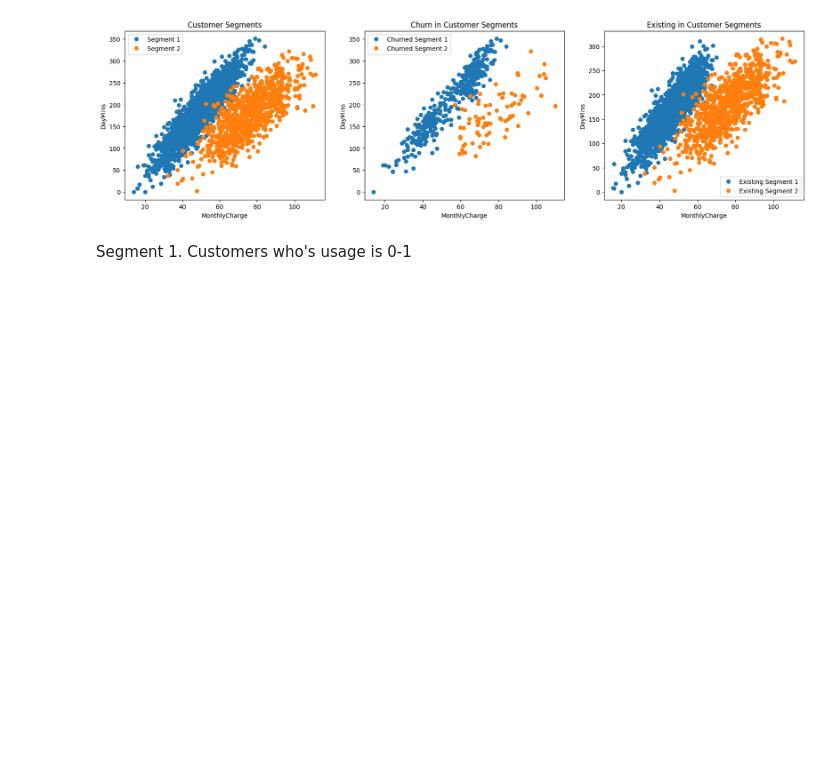
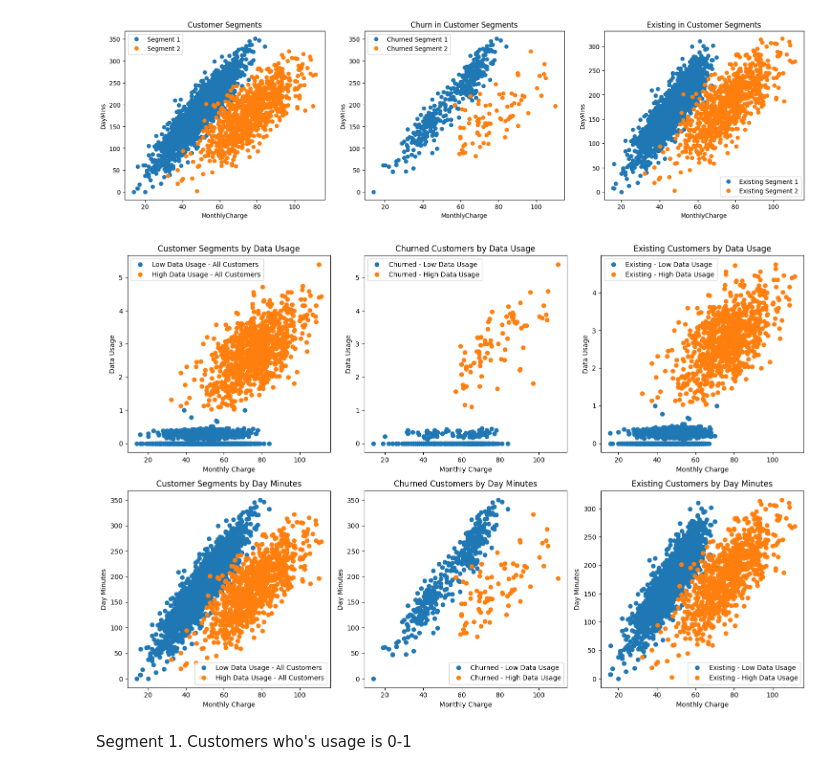
Before and after one commit to afnanzayed/Customer-Churn, a Jupyter notebook: notebooks/Customer Churn.ipynb, the cells around one changed output. Drawn from its saved outputs; the diff is of its cells as text; code cells hidden in the pictures; blank space fills up the shorter version.

```diff
--- a/notebooks/Customer Churn.ipynb
+++ b/notebooks/Customer Churn.ipynb
@@ -355,6 +355,63 @@ plt.ylabel("DayMins")
 plt.legend();
 # %% [output]
 [figure]
+# %%
+plt.figure(figsize=(15, 10))
+
+# First row: DataUsage vs. MonthlyCharge for different segments
+plt.subplot(231)
+plt.plot(seg1['MonthlyCharge'], seg1['DataUsage'], 'o', label='Low Data Usage - All Customers')
+plt.plot(seg2['MonthlyCharge'], seg2['DataUsage'], 'o', label='High Data Usage - All Customers')
+plt.title('Customer Segments by Data Usage')
+plt.xlabel('Monthly Charge')
+plt.ylabel('Data Usage')
+plt.legend()
+
+plt.subplot(232)
+plt.plot(seg11['MonthlyCharge'], seg11['DataUsage'], 'o', label='Churned - Low Data Usage')
+plt.plot(seg21['MonthlyCharge'], seg21['DataUsage'], 'o', label='Churned - High Data Usage')
+plt.title('Churned Customers by Data Usage')
+plt.xlabel('Monthly Charge')
+plt.ylabel('Data Usage')
+plt.legend()
+
+plt.subplot(233)
+plt.plot(seg10['MonthlyCharge'], seg10['DataUsage'], 'o', label='Existing - Low Data Usage')
+plt.plot(seg20['MonthlyCharge'], seg20['DataUsage'], 'o', label='Existing - High Data Usage')
+plt.title('Existing Customers by Data Usage')
+plt.xlabel('Monthly Charge')
+plt.ylabel('Data Usage')
+plt.legend()
+
+# Second row: DayMins vs. MonthlyCharge for different segments
+plt.subplot(234)
+plt.plot(seg1['MonthlyCharge'], seg1['DayMins'], 'o', label='Low Data Usage - All Customers')
+plt.plot(seg2['MonthlyCharge'], seg2['DayMins'], 'o', label='High Data Usage - All Customers')
+plt.title('Customer Segments by Day Minutes')
+plt.xlabel('Monthly Charge')
+plt.ylabel('Day Minutes')
+plt.legend()
+
+plt.subplot(235)
+plt.plot(seg11['MonthlyCharge'], seg11['DayMins'], 'o', label='Churned - Low Data Usage')
+plt.plot(seg21['MonthlyCharge'], seg21['DayMins'], 'o', label='Churned - High Data Usage')
+plt.title('Churned Customers by Day Minutes')
+plt.xlabel('Monthly Charge')
+plt.ylabel('Day Minutes')
+plt.legend()
+
+plt.subplot(236)
+plt.plot(seg10['MonthlyCharge'], seg10['DayMins'], 'o', label='Existing - Low Data Usage')
+plt.plot(seg20['MonthlyCharge'], seg20['DayMins'], 'o', label='Existing - High Data Usage')
+plt.title('Existing Customers by Day Minutes')
+plt.xlabel('Monthly Charge')
+plt.ylabel('Day Minutes')
+plt.legend()
+
+plt.tight_layout()
+plt.show()
+# %% [output]
+[figure, added]
 # %% [markdown]
 Segment 1. Customers who's usage is 0-1
 # %%
```
Also changed, not shown: parts of 3 cells of this notebook, 1 other file.
